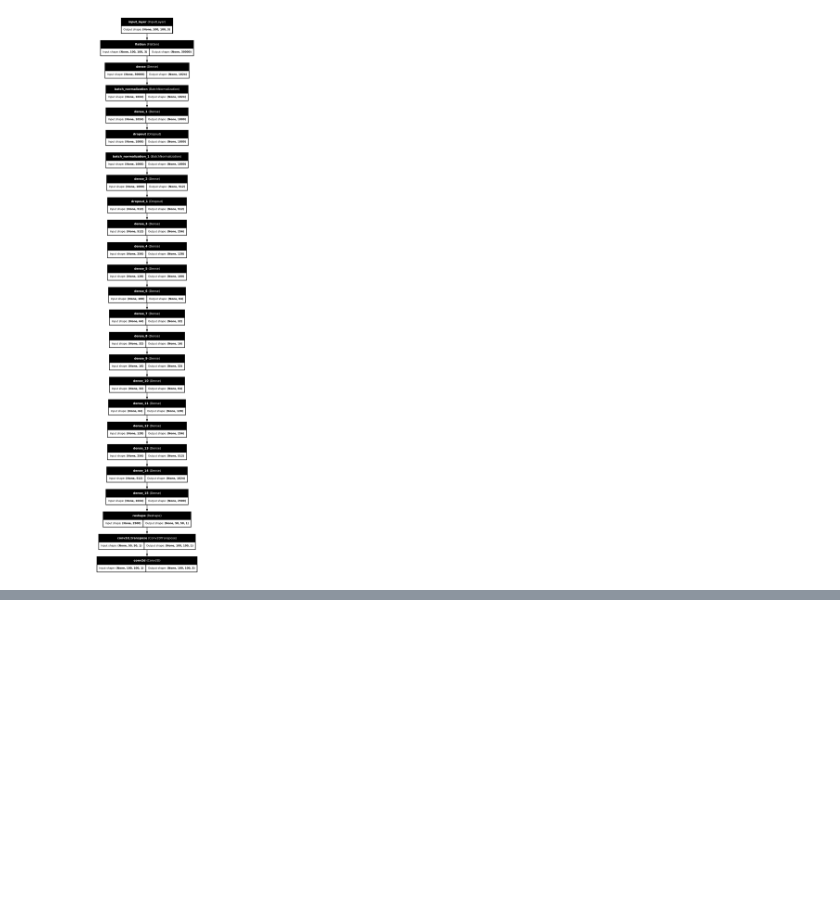
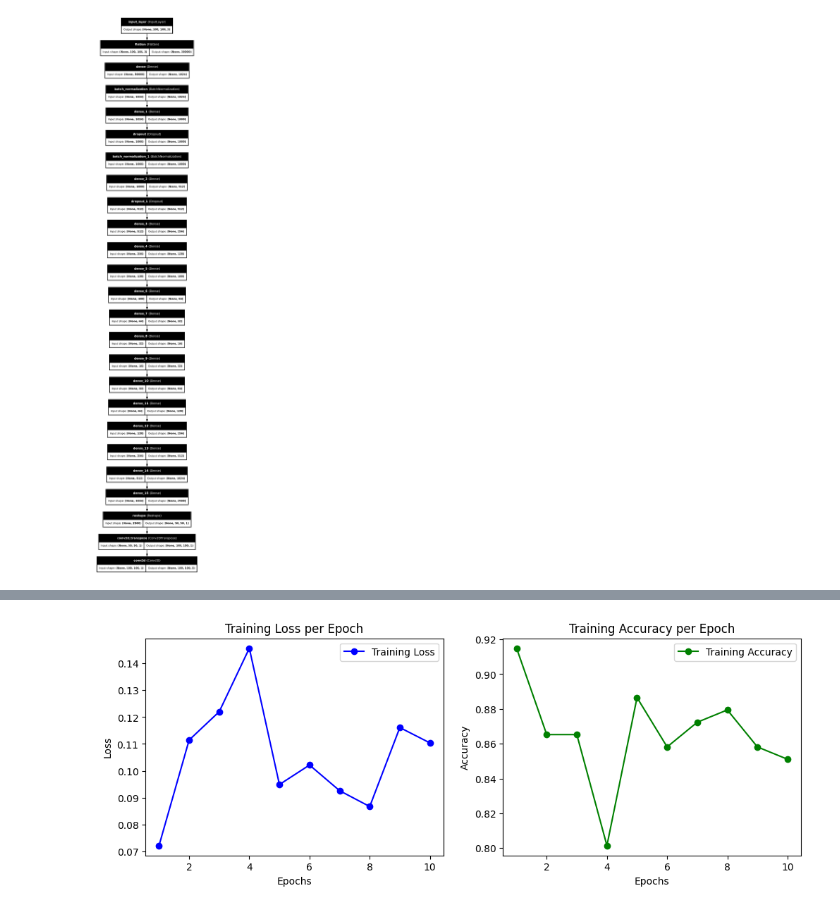
Before and after one commit to Arpitsinghvampire/computer_vision, a Jupyter notebook: ripe-unripe-tomatoes.ipynb, the cells around one changed output, grey strips where cells are left out. Drawn from its saved outputs; the diff is of its cells as text; code cells hidden in the pictures; blank space fills up the shorter version.

```diff
--- a/ripe-unripe-tomatoes.ipynb
+++ b/ripe-unripe-tomatoes.ipynb
@@ -326,6 +322,7 @@ from tensorflow.keras.models import Sequential
 # Define the classification model using the encoder model
 classification_model = Sequential()
 
+classification_model.add(Input((100,100,3)))
 # Add the encoder model to the sequential model (ensure it has a defined input shape)
 classification_model.add(autoencoder_submodel)
 
@@ -346,0 +386,15 @@ ValueError: Undefined shapes are not supported.
+# %%
+#now after typecasting them into the numpy array
+x_test=np.asarray(x_test)
+x_train=np.asarray(x_train)
+y_train=np.asarray(y_train)
+y_test=np.asarray(y_test)
+# %%
+#now first lets compile the model
+from tensorflow.keras.losses import MeanSquaredError
+classification_model.compile(loss=MeanSquaredError(),
+                             optimizer=tensorflow.keras.optimizers.Adam(learning_rate=0.001),
+                             metrics=['accuracy'],run_eagerly=True)
+# %%
+#now lets fit the data to the model
+history=classification_model.fit(x_train,y_train,epochs=10,batch_size=5,verbose=2)
@@ -346,0 +422,28 @@ ValueError: Undefined shapes are not supported.
+# %%
+#now lets plot the accuracy and the loss of the model
+accuracy=history.history['accuracy']
+loss=history.history['loss']
+
+epochs=range(1,len(loss)+1)
+plt.figure(figsize=(12, 4))
+
+# Plot loss
+plt.subplot(1, 2, 1)
+plt.plot(epochs, loss, 'bo-', label='Training Loss')
+plt.title('Training Loss per Epoch')
+plt.xlabel('Epochs')
+plt.ylabel('Loss')
+plt.legend()
+
+
+# Plot accuracy
+plt.subplot(1, 2, 2)
+plt.plot(epochs, accuracy, 'go-', label='Training Accuracy')
+plt.title('Training Accuracy per Epoch')
+plt.xlabel('Epochs')
+plt.ylabel('Accuracy')
+plt.legend()
+
+plt.show()
+# %% [output]
+[figure, added]
```
Also changed, not shown: parts of 6 cells of this notebook.
